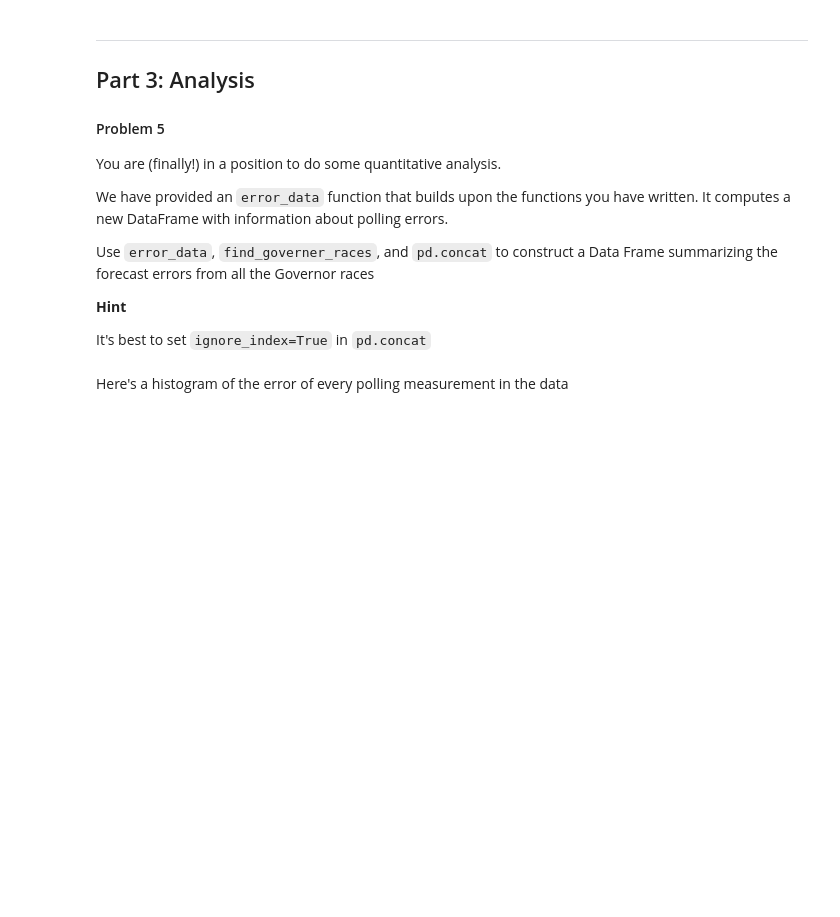
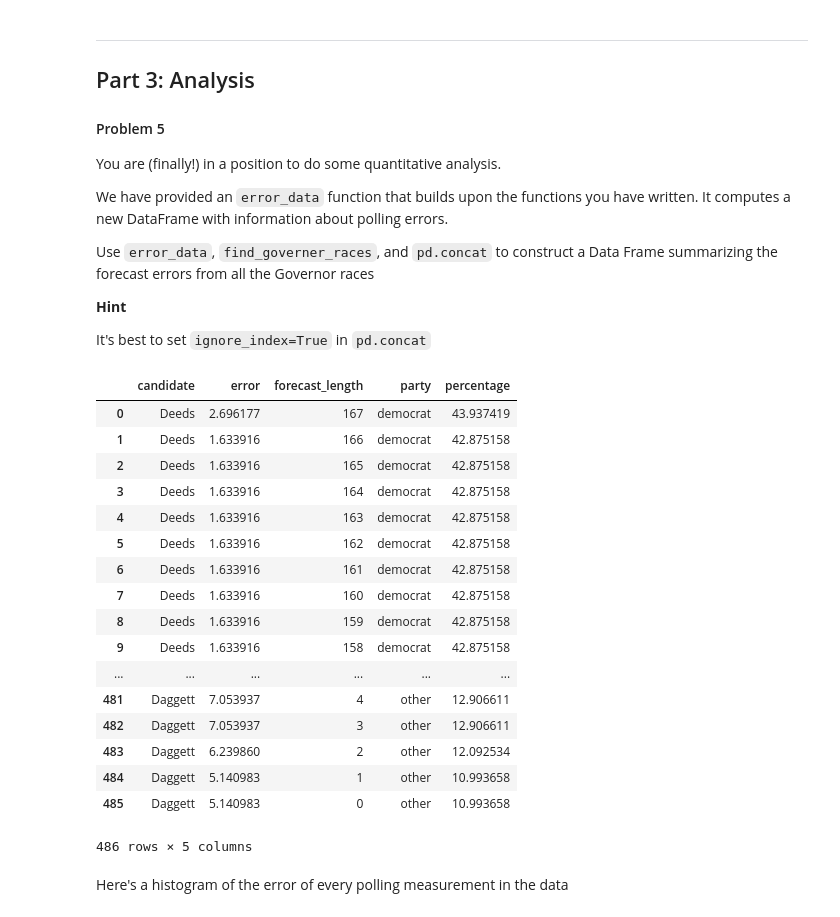
Before and after one commit to imantdaunhawer/content_2013, a Jupyter notebook: HW1_solutions.ipynb, the cells around one changed output. Cells and saved outputs as stored; diff of their text form; code cells hidden in the pictures; blank space fills up the shorter version.

```diff
--- a/HW1_solutions.ipynb
+++ b/HW1_solutions.ipynb
@@ -598,6 +600,26 @@ def all_error_data():
     return pd.concat(data, ignore_index=True)
 # %%
 errors = all_error_data()
+errors
+# %% [output]
+|  | candidate | error | forecast_length | party | percentage |
+| 0 | Deeds | 2.696177 | 167 | democrat | 43.937419 |
+| 1 | Deeds | 1.633916 | 166 | democrat | 42.875158 |
+| 2 | Deeds | 1.633916 | 165 | democrat | 42.875158 |
+| 3 | Deeds | 1.633916 | 164 | democrat | 42.875158 |
+| 4 | Deeds | 1.633916 | 163 | democrat | 42.875158 |
+| 5 | Deeds | 1.633916 | 162 | democrat | 42.875158 |
+| 6 | Deeds | 1.633916 | 161 | democrat | 42.875158 |
+| 7 | Deeds | 1.633916 | 160 | democrat | 42.875158 |
+| 8 | Deeds | 1.633916 | 159 | democrat | 42.875158 |
+| 9 | Deeds | 1.633916 | 158 | democrat | 42.875158 |
+| ... | ... | ... | ... | ... | ... |
+| 481 | Daggett | 7.053937 | 4 | other | 12.906611 |
+| 482 | Daggett | 7.053937 | 3 | other | 12.906611 |
+| 483 | Daggett | 6.239860 | 2 | other | 12.092534 |
+| 484 | Daggett | 5.140983 | 1 | other | 10.993658 |
+| 485 | Daggett | 5.140983 | 0 | other | 10.993658 |
+486 rows × 5 columns
 # %% [markdown]
 Here's a histogram of the error of every polling measurement in the data
 # %%
```
Also changed, not shown: parts of 2 cells of this notebook, 1 other file.
